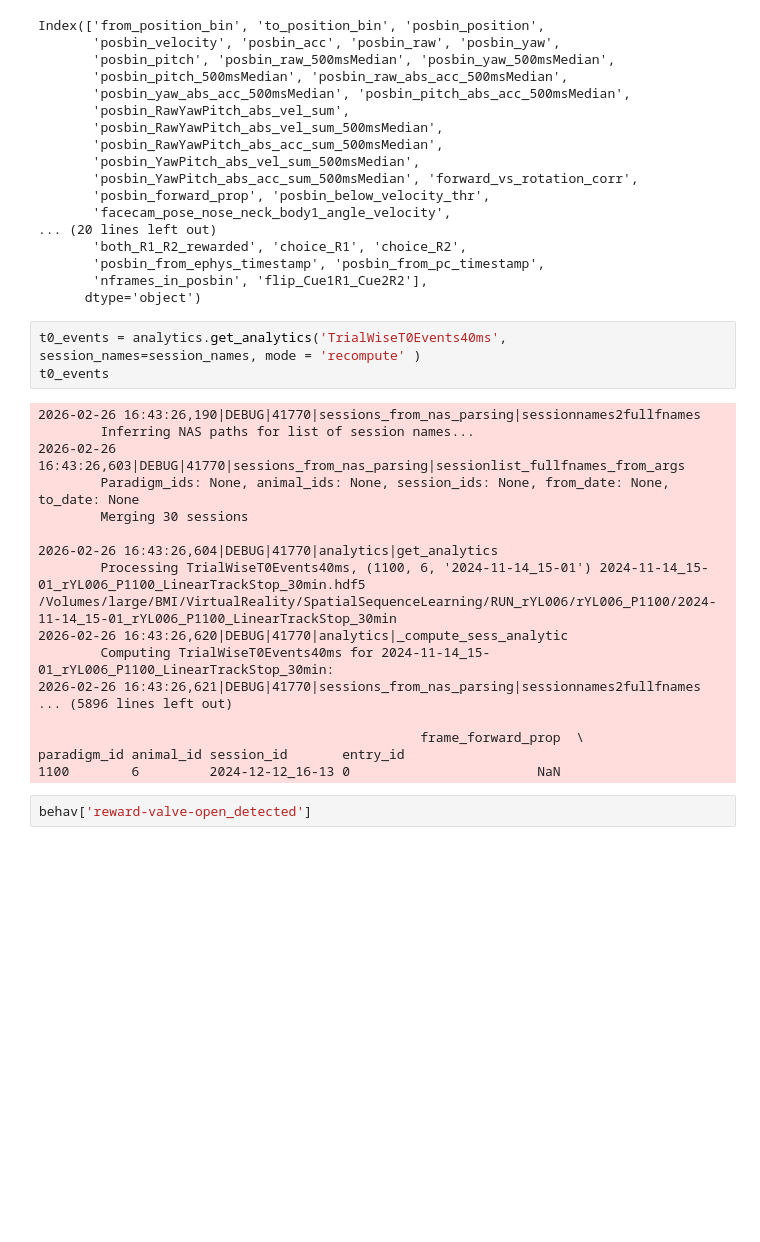
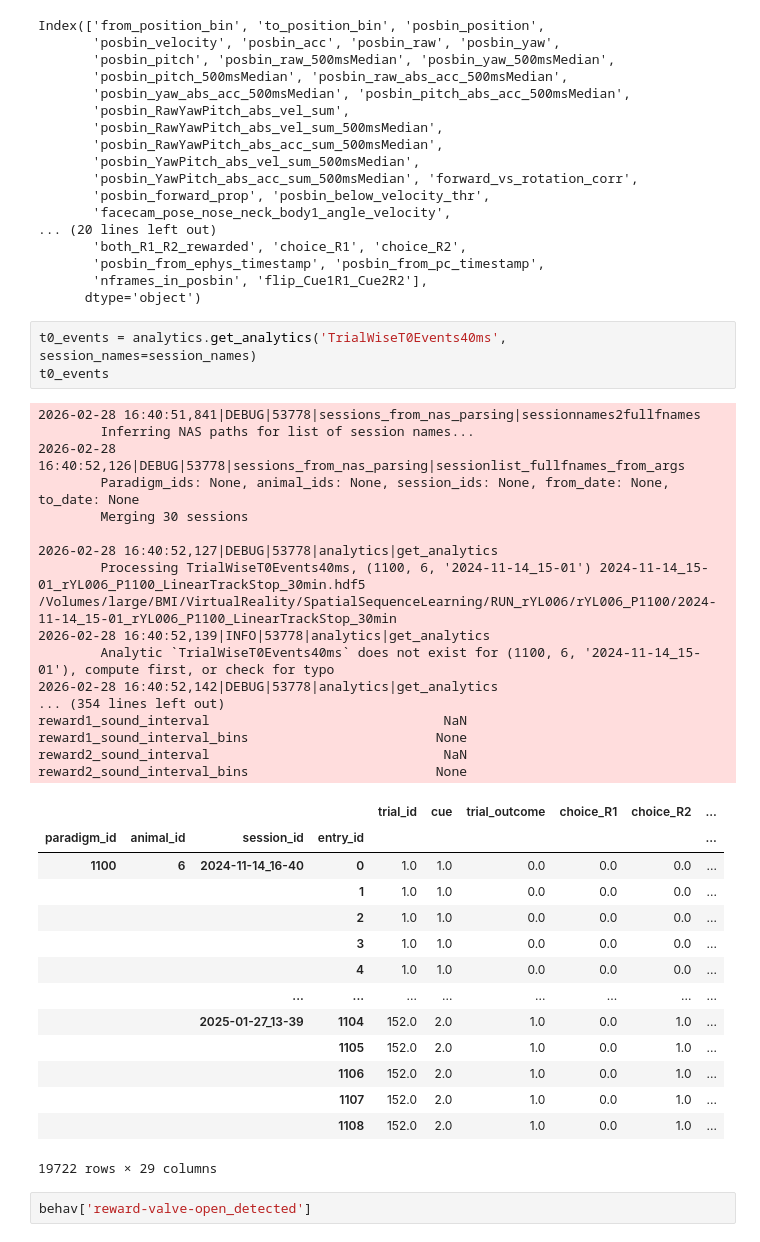
Before and after one commit to LoaloaF/analysisVR, a Jupyter notebook: scripted_plotting/animal_6_analysis/neuron_classification_event_based.ipynb, the cells around one changed output. Drawn from its saved outputs; the diff is of its cells as text; blank space fills up the shorter version.

Commit message:
debug analytics, added analytics/plots to gui, debugged gui

```diff
--- a/scripted_plotting/animal_6_analysis/neuron_classification_event_based.ipynb
+++ b/scripted_plotting/animal_6_analysis/neuron_classification_event_based.ipynb
@@ -97,26 +97,40 @@ Index(['from_position_bin', 'to_position_bin', 'posbin_position',
        'nframes_in_posbin', 'flip_Cue1R1_Cue2R2'],
       dtype='object')
 # %%
-t0_events = analytics.get_analytics('TrialWiseT0Events40ms', session_names=session_names, mode = 'recompute' )
+t0_events = analytics.get_analytics('TrialWiseT0Events40ms', session_names=session_names)
 t0_events
 # %% [output]
-2026-02-26 16:43:26,190|DEBUG|41770|sessions_from_nas_parsing|sessionnames2fullfnames
+2026-02-28 16:40:51,841|DEBUG|53778|sessions_from_nas_parsing|sessionnames2fullfnames
         Inferring NAS paths for list of session names...
-2026-02-26 16:43:26,603|DEBUG|41770|sessions_from_nas_parsing|sessionlist_fullfnames_from_args
+2026-02-28 16:40:52,126|DEBUG|53778|sessions_from_nas_parsing|sessionlist_fullfnames_from_args
         Paradigm_ids: None, animal_ids: None, session_ids: None, from_date: None, to_date: None
         Merging 30 sessions
 
-2026-02-26 16:43:26,604|DEBUG|41770|analytics|get_analytics
+2026-02-28 16:40:52,127|DEBUG|53778|analytics|get_analytics
         Processing TrialWiseT0Events40ms, (1100, 6, '2024-11-14_15-01') 2024-11-14_15-01_rYL006_P1100_LinearTrackStop_30min.hdf5
 /Volumes/large/BMI/VirtualReality/SpatialSequenceLearning/RUN_rYL006/rYL006_P1100/2024-11-14_15-01_rYL006_P1100_LinearTrackStop_30min
-2026-02-26 16:43:26,620|DEBUG|41770|analytics|_compute_sess_analytic
-        Computing TrialWiseT0Events40ms for 2024-11-14_15-01_rYL006_P1100_LinearTrackStop_30min:
-2026-02-26 16:43:26,621|DEBUG|41770|sessions_from_nas_parsing|sessionnames2fullfnames
-... (5896 lines left out)
-
-                                                 frame_forward_prop  \
-paradigm_id animal_id session_id       entry_id
-1100        6         2024-12-12_16-13 0                        NaN
+2026-02-28 16:40:52,139|INFO|53778|analytics|get_analytics
+        Analytic `TrialWiseT0Events40ms` does not exist for (1100, 6, '2024-11-14_15-01'), compute first, or check for typo
+2026-02-28 16:40:52,142|DEBUG|53778|analytics|get_analytics
+... (354 lines left out)
+reward1_sound_interval                              NaN
+reward1_sound_interval_bins                        None
+reward2_sound_interval                              NaN
+reward2_sound_interval_bins                        None
+|  |  |  |  | trial_id | cue | trial_outcome | choice_R1 | choice_R2 | ... |
+| paradigm_id | animal_id | session_id | entry_id |  |  |  |  |  | ... |
+| 1100 | 6 | 2024-11-14_16-40 | 0 | 1.0 | 1.0 | 0.0 | 0.0 | 0.0 | ... |
+|  |  |  | 1 | 1.0 | 1.0 | 0.0 | 0.0 | 0.0 | ... |
+|  |  |  | 2 | 1.0 | 1.0 | 0.0 | 0.0 | 0.0 | ... |
+|  |  |  | 3 | 1.0 | 1.0 | 0.0 | 0.0 | 0.0 | ... |
+|  |  |  | 4 | 1.0 | 1.0 | 0.0 | 0.0 | 0.0 | ... |
+|  |  | ... | ... | ... | ... | ... | ... | ... | ... |
+|  |  | 2025-01-27_13-39 | 1104 | 152.0 | 2.0 | 1.0 | 0.0 | 1.0 | ... |
+|  |  |  | 1105 | 152.0 | 2.0 | 1.0 | 0.0 | 1.0 | ... |
+|  |  |  | 1106 | 152.0 | 2.0 | 1.0 | 0.0 | 1.0 | ... |
+|  |  |  | 1107 | 152.0 | 2.0 | 1.0 | 0.0 | 1.0 | ... |
+|  |  |  | 1108 | 152.0 | 2.0 | 1.0 | 0.0 | 1.0 | ... |
+19722 rows × 29 columns
 # %%
 behav['reward-valve-open_detected']
 # %% [output]
```
Also changed, not shown: parts of 9 cells of this notebook, 12 other files.
